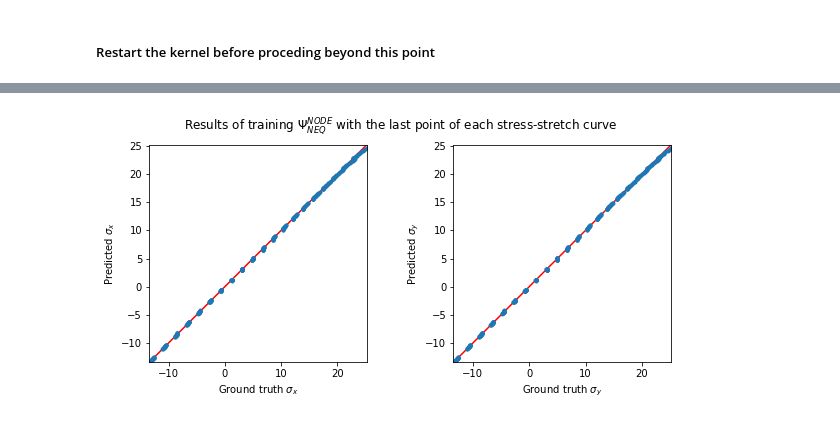
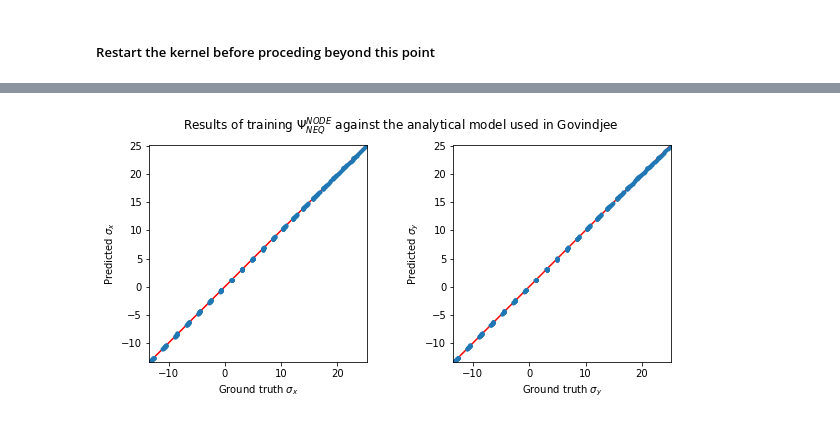
Before and after one commit to VatsalSy/nvisco, a Jupyter notebook: train_Psi.ipynb, the cells around one changed output, grey strips where cells are left out. Saved outputs shown, nothing was run; the diff lists cells and outputs as text; code cells hidden in the pictures.

```diff
--- a/train_Psi.ipynb
+++ b/train_Psi.ipynb
@@ -241,18 +243,18 @@ it 100000, train loss = 1.013744e-02
 # %%
 sigma_pr = sigma_split_vmap(lm1, lm2, lm3, params_Psi_neq)
 xmin,xmax = np.min(sigma_gt[:,0,0]), np.max(sigma_gt[:,0,0])
 ymin,ymax = np.min(sigma_gt[:,1,1]), np.max(sigma_gt[:,1,1])
 zmin,zmax = np.min(sigma_gt[:,2,2]), np.max(sigma_gt[:,2,2])
 
 fig,ax = plt.subplots(1,2, figsize=[10,4])
 ax[0].plot([xmin, xmax], [xmin, xmax], 'r-')
 ax[0].plot(sigma_gt[:,0,0],sigma_pr[:,0,0],'.')
 ax[1].plot([ymin, ymax], [ymin, ymax], 'r-')
 ax[1].plot(sigma_gt[:,1,1],sigma_pr[:,1,1],'.')
 
-fig.suptitle(r"Results of training $\Psi_{NEQ}^{NODE}$ with the last point of each stress-stretch curve")
+fig.suptitle(r"Results of training $\Psi_{NEQ}^{NODE}$ against the analytical model used in Govindjee")
 ax[0].set(xlabel="Ground truth $\sigma_x$", ylabel='Predicted $\sigma_x$', aspect='equal', xlim=[xmin, xmax], ylim=[xmin, xmax])
 ax[1].set(xlabel="Ground truth $\sigma_y$", ylabel='Predicted $\sigma_y$', aspect='equal', xlim=[ymin, ymax], ylim=[ymin, ymax])
 fig.savefig('figs/train_Psi_neq.jpg')
 # %% [output]
-[figure, old version]
+[figure, new version]
```
Also changed, not shown: parts of 4 cells of this notebook, 13 other files.
